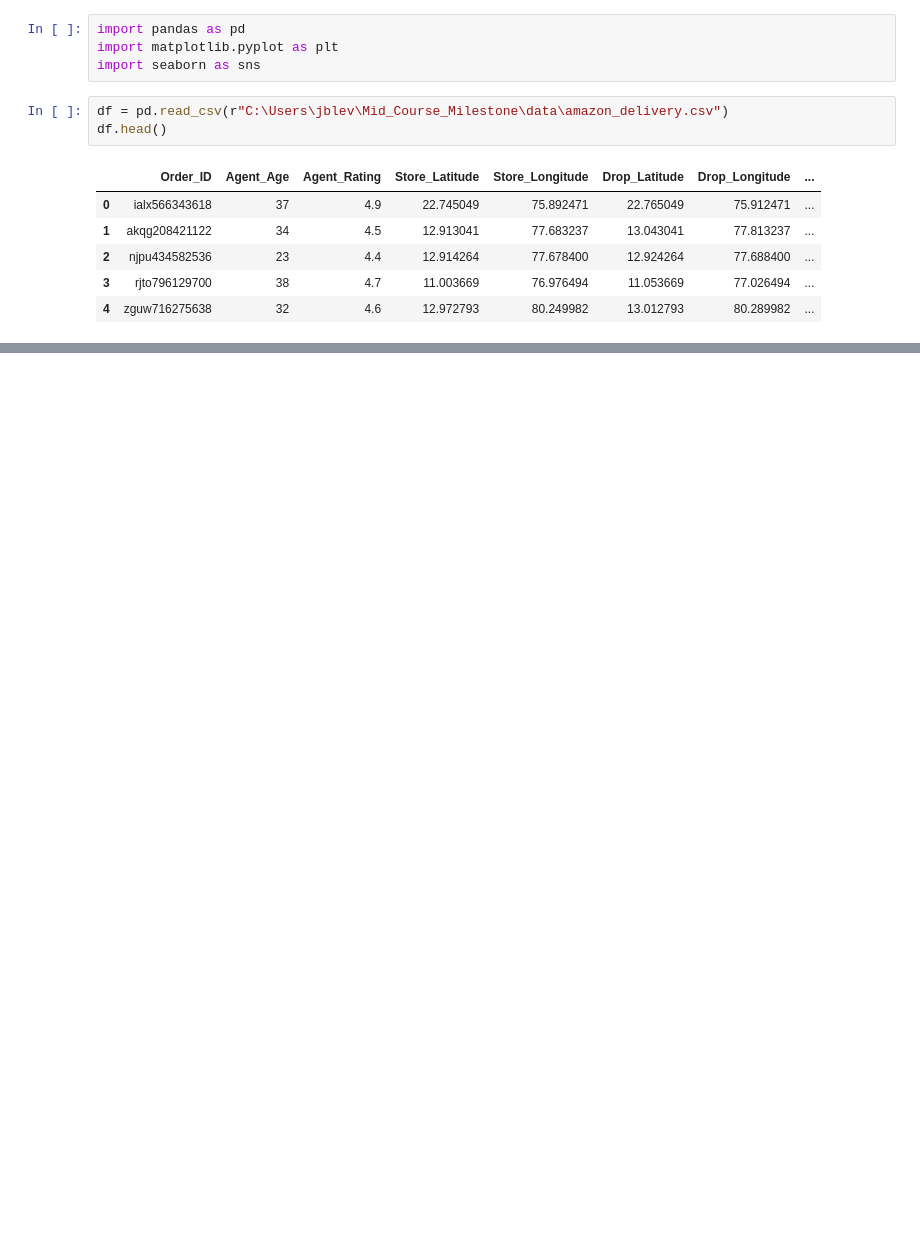
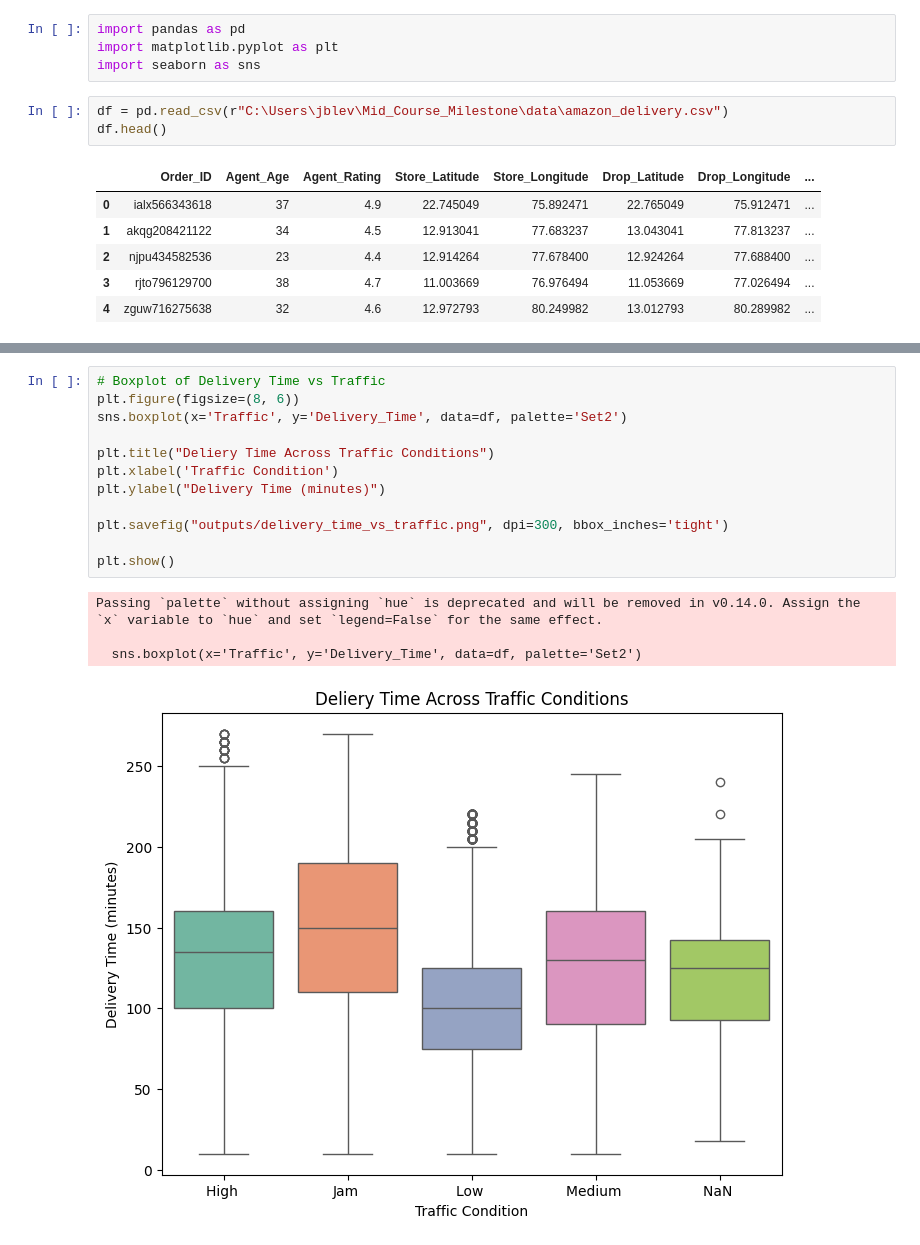
Before and after one commit to JWBlevins/Mid_Course_Milestone, a Jupyter notebook: Untitled-1.ipynb, the cells around one changed output, grey strips where cells are left out. Saved outputs shown, nothing was run; the diff lists cells and outputs as text; blank space fills up the shorter version.

```diff
--- a/Untitled-1.ipynb
+++ b/Untitled-1.ipynb
@@ -14,0 +101,17 @@ df.head()
+# %%
+# Boxplot of Delivery Time vs Traffic
+plt.figure(figsize=(8, 6))
+sns.boxplot(x='Traffic', y='Delivery_Time', data=df, palette='Set2')
+
+plt.title("Deliery Time Across Traffic Conditions")
+plt.xlabel('Traffic Condition')
+plt.ylabel("Delivery Time (minutes)")
+
+plt.savefig("outputs/delivery_time_vs_traffic.png", dpi=300, bbox_inches='tight')
+
+plt.show()
+# %% [output]
+Passing `palette` without assigning `hue` is deprecated and will be removed in v0.14.0. Assign the `x` variable to `hue` and set `legend=False` for the same effect.
+
+  sns.boxplot(x='Traffic', y='Delivery_Time', data=df, palette='Set2')
+[figure, added]
```
Also changed, not shown: parts of 10 cells of this notebook, 3 other files.
